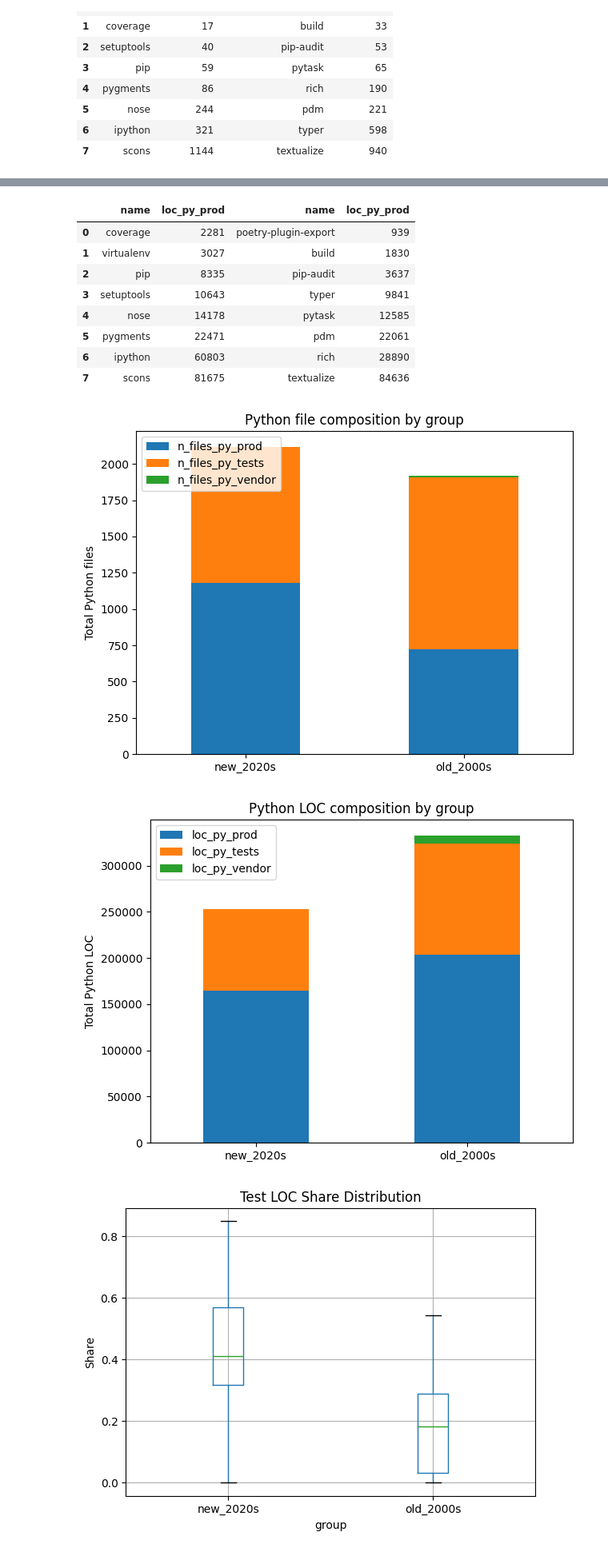
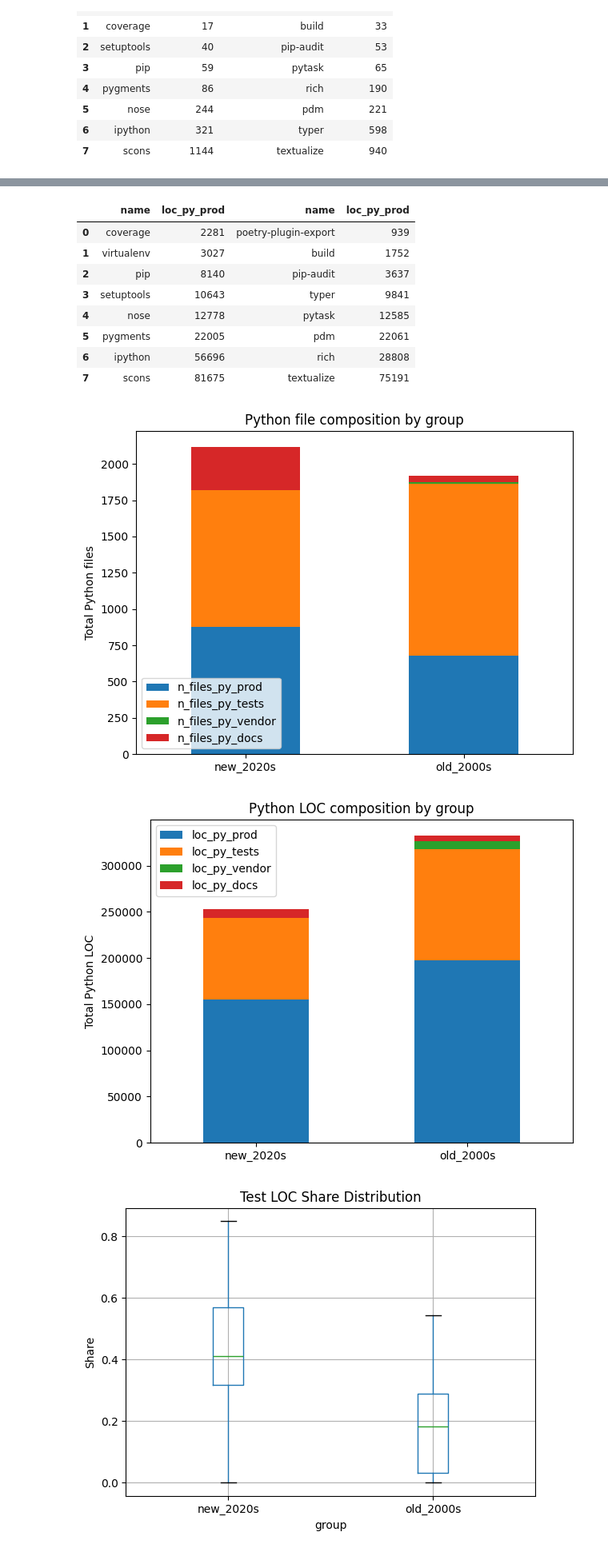
Before and after one commit to mikegaravani/py-comment-evolution, a Jupyter notebook: scripts/repo-census/visualization.ipynb, the cells around one changed output, grey strips where cells are left out. Shown at 80% size. Drawn from its saved outputs; the diff is of its cells as text; code cells hidden in the pictures.

```diff
--- a/scripts/repo-census/visualization.ipynb
+++ b/scripts/repo-census/visualization.ipynb
@@ -14,6 +14,7 @@ df = pd.read_csv(file_path)
 num_cols = [
     "n_files_total", "n_files_py", "loc_total_all_text", "loc_total_py",
     "n_files_py_tests", "loc_py_tests", "n_files_py_vendor", "loc_py_vendor",
+    "n_files_py_docs", "loc_py_docs",
     "n_files_encoding_error", "n_files_binary"
 ]
 for c in num_cols:
@@ -105,6 +106,7 @@ display(combined)
 # %%
 df["test_loc_share"] = df["loc_py_tests"] / df["loc_total_py"]
 df["vendor_loc_share"] = df["loc_py_vendor"] / df["loc_total_py"]
+df["docs_loc_share"] = df["loc_py_docs"] / df["loc_total_py"]
 
 repo_share = (
     df[["name", "test_loc_share"]]
@@ -116,17 +118,23 @@ repo_share_vendor = (
     .sort_values("vendor_loc_share", ascending=False)
 )
 
+repo_share_docs = (
+    df[["name", "docs_loc_share"]]
+    .sort_values("docs_loc_share", ascending=False)
+)
+
 combined = pd.concat(
     [
         repo_share.reset_index(drop=True),
-        repo_share_vendor.reset_index(drop=True)
+        repo_share_vendor.reset_index(drop=True),
+        repo_share_docs.reset_index(drop=True)
     ],
     axis=1
 )
 
 display(combined)
 
-fig, axes = plt.subplots(1, 2, figsize=(12, 4))
+fig, axes = plt.subplots(1, 3, figsize=(12, 4))
 
 repo_share.plot(
     kind="bar",
@@ -153,6 +161,19 @@ axes[1].set_xlabel("")
 axes[1].set_ylabel("loc_py_vendor / loc_total_py")
 axes[1].tick_params(axis="x", rotation=45)
 
+repo_share_docs.plot(
+    kind="bar",
+    x="name",
+    y="docs_loc_share",
+    legend=False,
+    ax=axes[2]
+)
+
+axes[2].set_title("Docs LOC share per repository")
+axes[2].set_xlabel("")
+axes[2].set_ylabel("loc_py_docs / loc_total_py")
+axes[2].tick_params(axis="x", rotation=45)
+
 plt.tight_layout()
 plt.show()
 # %% [output]
@@ -181,12 +202,14 @@ df["n_files_py_prod"] = (
     df["n_files_py"]
     - df["n_files_py_tests"]
     - df["n_files_py_vendor"]
+    - df["n_files_py_docs"]
 ).clip(lower=0)
 
 df["loc_py_prod"] = (
     df["loc_total_py"]
     - df["loc_py_tests"]
     - df["loc_py_vendor"]
+    - df["loc_py_docs"]
 ).clip(lower=0)
 
 repo_files = df.sort_values("n_files_py")
@@ -194,7 +217,8 @@ repo_files = df.sort_values("n_files_py")
 repo_files.set_index("name")[[
     "n_files_py_prod",
     "n_files_py_tests",
-    "n_files_py_vendor"
+    "n_files_py_vendor",
+    "n_files_py_docs"
 ]].plot(kind="bar", stacked=True)
 
 plt.title("Python file composition per repository")
@@ -209,7 +233,8 @@ repo_loc = df.sort_values("loc_total_py")
 repo_loc.set_index("name")[[
     "loc_py_prod",
     "loc_py_tests",
-    "loc_py_vendor"
+    "loc_py_vendor",
+    "loc_py_docs"
 ]].plot(kind="bar", stacked=True)
 
 plt.title("Python LOC composition per repository")
@@ -276,46 +301,48 @@ display(combined)
 # %% [output]
 |  | name | loc_py_prod | name | loc_py_prod |
 | 0 | coverage | 2281 | poetry-plugin-export | 939 |
-| 1 | virtualenv | 3027 | build | 1830 |
-| 2 | pip | 8335 | pip-audit | 3637 |
+| 1 | virtualenv | 3027 | build | 1752 |
+| 2 | pip | 8140 | pip-audit | 3637 |
 | 3 | setuptools | 10643 | typer | 9841 |
-| 4 | nose | 14178 | pytask | 12585 |
-| 5 | pygments | 22471 | pdm | 22061 |
-| 6 | ipython | 60803 | rich | 28890 |
-| 7 | scons | 81675 | textualize | 84636 |
+| 4 | nose | 12778 | pytask | 12585 |
+| 5 | pygments | 22005 | pdm | 22061 |
+| 6 | ipython | 56696 | rich | 28808 |
+| 7 | scons | 81675 | textualize | 75191 |
 # %%
 group_files = df.groupby("group")[[
     "n_files_py_prod",
     "n_files_py_tests",
-    "n_files_py_vendor"
+    "n_files_py_vendor",
+    "n_files_py_docs"
 ]].sum()
 
 group_files.plot(kind="bar", stacked=True)
 
 plt.title("Python file composition by group")
 plt.ylabel("Total Python files")
 plt.xlabel("")
 plt.xticks(rotation=0)
 plt.tight_layout()
 plt.show()
 
 group_loc = df.groupby("group")[[
     "loc_py_prod",
     "loc_py_tests",
-    "loc_py_vendor"
+    "loc_py_vendor",
+    "loc_py_docs"
 ]].sum()
 
 group_loc.plot(kind="bar", stacked=True)
 
 plt.title("Python LOC composition by group")
 plt.ylabel("Total Python LOC")
 plt.xlabel("")
 plt.xticks(rotation=0)
 plt.tight_layout()
 plt.show()
 # %% [output]
-[figure, old version]
+[figure, new version]
-[figure, old version]
+[figure, new version]
 # %%
 df["test_loc_share"] = df["loc_py_tests"] / df["loc_total_py"]
 
```
Also changed, not shown: parts of 5 cells of this notebook, 1 other file.
